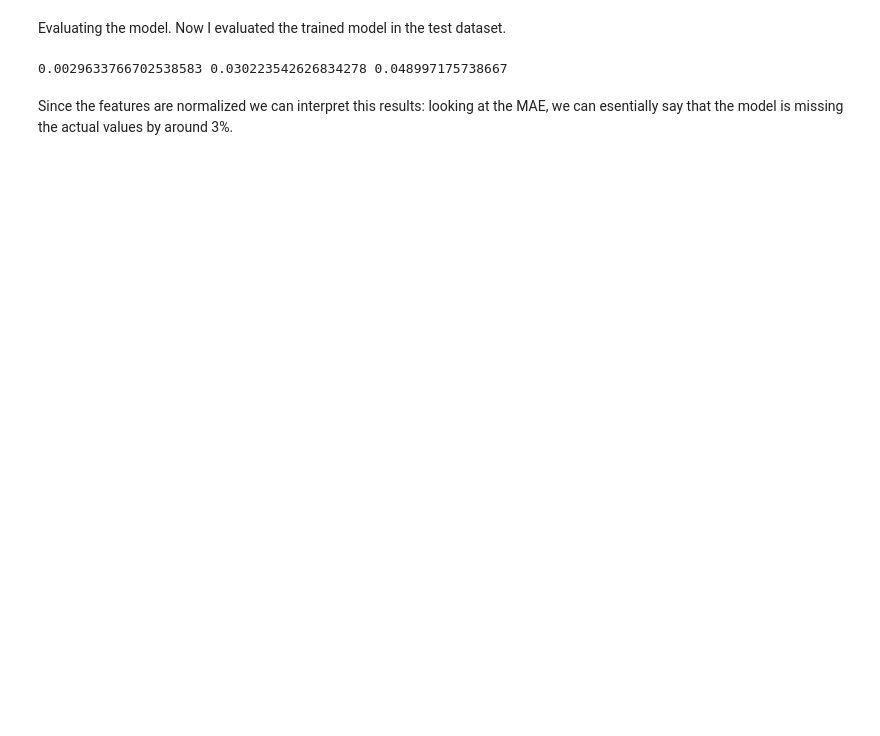
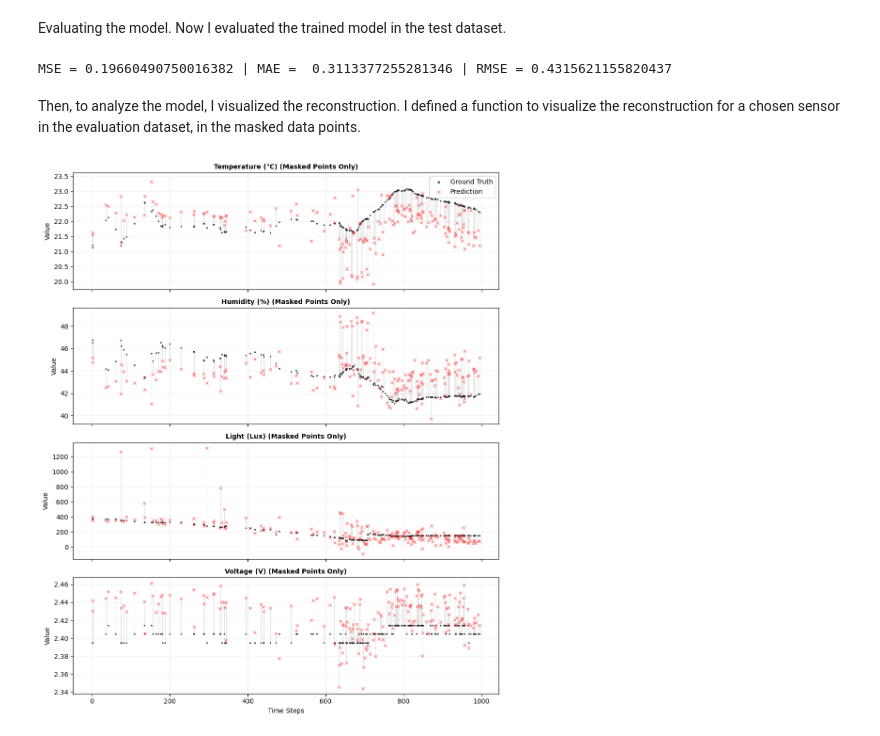
Before and after one commit to TeoNabot/bi-stcgn-for-data-reconstruction, a Jupyter notebook: notebooks/main.ipynb, the cells around one changed output. Drawn from its saved outputs; the diff is of its cells as text; code cells hidden in the pictures; blank space fills up the shorter version.

```diff
--- a/notebooks/main.ipynb
+++ b/notebooks/main.ipynb
@@ -280,7 +262,7 @@ from stgae.data.preproccesing import build_tensors
 #shapes:
 #X: (time_steps, num_sensors, num_features), M: (time_steps, num_sensors), T_enc: (time_steps, num_time_features)
 
-X, M, T_enc = build_tensors(df, epochs=df['epoch'].unique(), sensors=df['moteid'].unique(), feature_cols=['temperature', 'humidity', 'light', 'voltage'], time_cols=['time_sin', 'time_cos', 'day_sin', 'day_cos', 'day_month_sin', 'day_month_cos', 'day_year_sin', 'day_year_cos'])
+X, M, T_enc = build_tensors(df, epochs=df['epoch'].unique(), sensors=df['moteid'].unique(), feature_cols=['temperature', 'humidity', 'light', 'voltage'], time_cols=['time_sin', 'time_cos', 'day_sin', 'day_cos', 'day_month_sin', 'day_month_cos'])
 # %% [markdown]
 Now lets build the dataset.  <br>
 For a center time t, and a window size W: <br>
@@ -290,7 +272,7 @@ future window: [t, ..., t+W] <br>
 Masking: masking sensor level per window, that is, for each timestep, choose a subset of known sensors at that the center timestep and mask them in that timestep
 # %%
 from stgae.data.dataset import STBGNNDataset
-from stgae.data.preproccesing import StandardScaler
+from stgae.data.preproccesing import MaskedStandardScaler
 
 train_split = 0.75
 val_split = 0.1
@@ -306,26 +288,26 @@ M_val = M[train_size:train_size + val_size]
 T_enc_train = T_enc[:train_size]
 T_enc_val = T_enc[train_size:train_size+val_size]
 
+print(X_train.shape)
+
 #test dataset will be held out only for final evaluation, not for model selection
 X_test = X[train_size + val_size:]
 M_test = M[train_size + val_size:]
 T_enc_test = T_enc[train_size + val_size :]
 
-#i fit the scalar on the training data only to prevent leakeage
-scaler = StandardScaler()
-scaler.fit(X_train)
+#i fit the scalar on the training data only, exxcludin the structurally missing data
+scaler = MaskedStandardScaler()
+scaler.fit(X_train, M_train)
 
-train_norm = scaler.transform(X_train)
-val_norm = scaler.transform(X_val)
-test_norm = scaler.transform(X_test)
+#i scale the tensors remasking missing values back to zero
+train_norm = scaler.transform(X_train, M_train, remask_zeros=True)
+val_norm = scaler.transform(X_val, M_val, remask_zeros=True)
+test_norm = scaler.transform(X_test, M_test, remask_zeros=True)
 
 train_dataset = STBGNNDataset(train_norm, M_train, T_enc, window_size=4, mask_ratio=0.5, split="train")
 val_dataset = STBGNNDataset(val_norm, M_val, T_enc_val, window_size=4, mask_ratio=0.5, split="test")
 test_dataset = STBGNNDataset(test_norm, M_test, T_enc_test, window_size=4, mask_ratio=0.5, split="test")
 
-for k in train_dataset[0].keys():
-    print(f'{k}: {train_dataset[0][k].shape}')
-
 print('train dataset length:', len(train_dataset))
 print('val dataset length:', len(val_dataset))
 print('test dataset length:', len(test_dataset))
@@ -449,6 +414,52 @@ eval_mse, eval_mae, eval_rmse = evaluate(val_dataloader, model, DEVICE)
-# %%
-print(eval_mse, eval_mae, eval_rmse)
-# %% [output]
-0.0029633766702538583 0.030223542626834278 0.048997175738667
-# %% [markdown]
-Since the features are normalized we can interpret this results: looking at the MAE, we can esentially say that the model is missing the actual values by around 3%.
+# %%
+import torch
+from torch.utils.data import DataLoader
+from stgae.model.bistgcn_opt import BiSTGCN
+from stgae.model.train import train_step
+from stgae.config.load_config import load_config
+from stgae.model.evaluate import evaluate
+from stgae.utils.utils import get_device
+
+import torch
+#load model
+BATCH_SIZE = 32
+CHECKPOINTS = load_config()["paths"]["checkpoints"]
+HIDDEN_DIM = 32
+DEVICE = get_device()
+
+
+model_path = os.path.join(CHECKPOINTS, "bistgcn_best.pth")
+model = BiSTGCN(target_dim=train_dataset.F, time_dim= train_dataset.F_time, hidden_dim=HIDDEN_DIM, adj=A).to(DEVICE)
+checkpoint = torch.load(model_path, map_location=DEVICE)
+model.load_state_dict(checkpoint)
+model.eval()
+
+test_dataloader = DataLoader(test_dataset, batch_size=BATCH_SIZE, shuffle=False)
+
+eval_mse, eval_mae, eval_rmse = evaluate(test_dataloader, model, DEVICE)
+
+print(f'MSE = {eval_mse} | MAE =  {eval_mae} | RMSE = {eval_rmse}')
+# %% [output]
+MSE = 0.19660490750016382 | MAE =  0.3113377255281346 | RMSE = 0.4315621155820437
+# %% [markdown]
+Then, to analyze the model, I visualized the reconstruction. I defined a function to visualize the reconstruction for a chosen sensor in the evaluation dataset, in the masked data points.
+# %%
+from stgae.model.visualize import visualize_sensor_reconstruction
+
+#labels
+feature_labels = ["Temperature (°C)", "Humidity (%)", "Light (Lux)", "Voltage (V)"]
+
+sensor_to_plot = 35
+
+# test_loader uast be shuffle=False so the plot is  continuous
+visualize_sensor_reconstruction(
+    dataloader=test_dataloader,
+    model=model,
+    scaler=scaler,
+    sensor_idx=sensor_to_plot,
+    feature_names=feature_labels,
+    device=DEVICE,
+    num_steps=1000
+)
+# %% [output]
+[figure, added]
```
Also changed, not shown: parts of 19 cells of this notebook, 8 other files.
